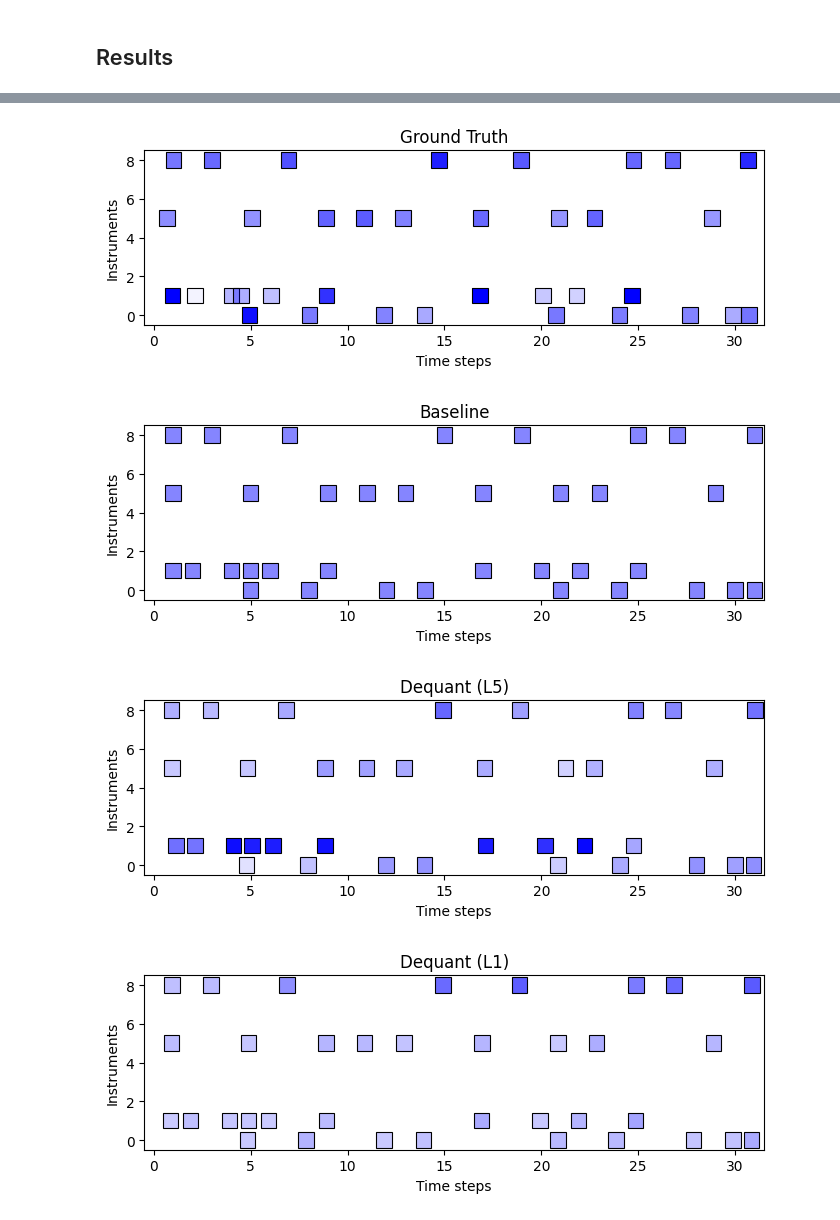
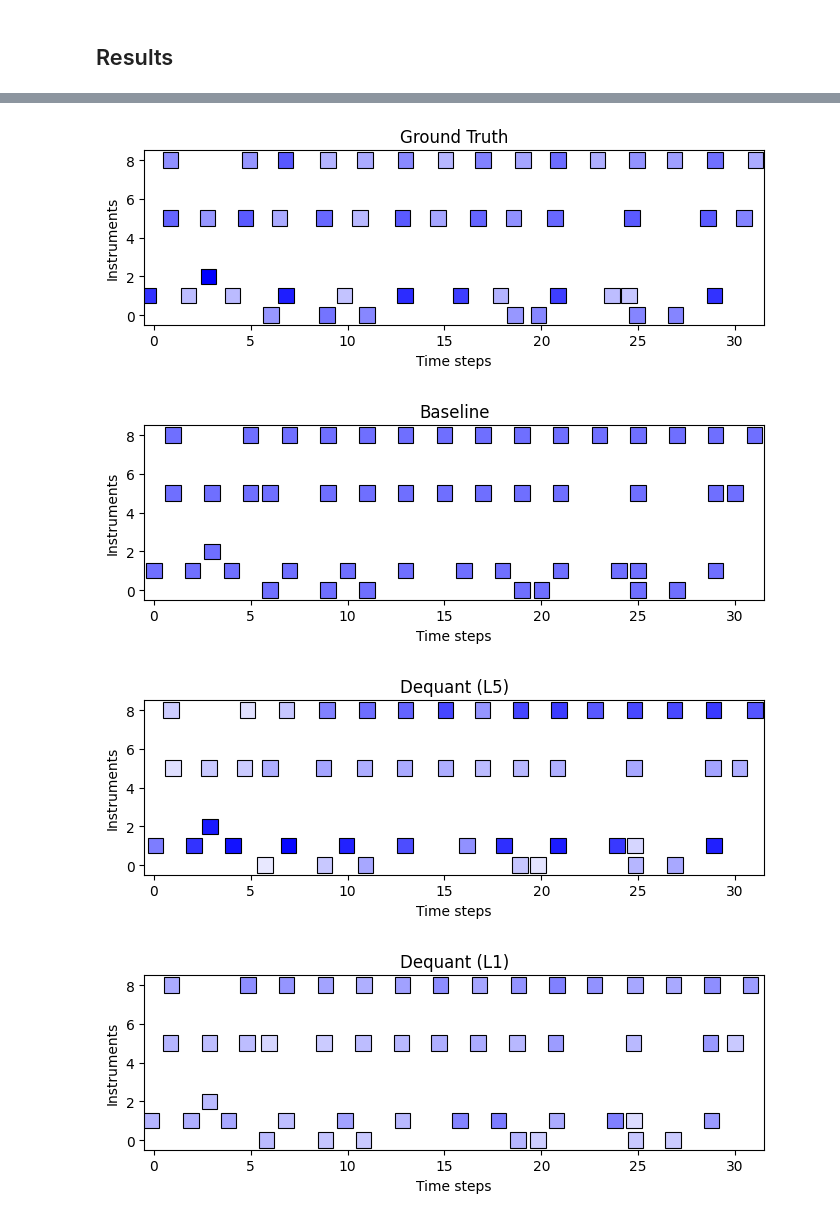
Before and after one commit to amonbenson/dequant, a Jupyter notebook: notebooks/compute_quantitative_metrics.ipynb, the cells around one changed output, grey strips where cells are left out. Cells and saved outputs as stored; diff of their text form; code cells hidden in the pictures.

```diff
--- a/notebooks/compute_quantitative_metrics.ipynb
+++ b/notebooks/compute_quantitative_metrics.ipynb
@@ -55,7 +55,7 @@ DEVICE = "cuda" if torch.cuda.is_available() else "cpu"
 # Using groovae_4bar would be wrong here: that model freely changes hit positions,
 # so sampling its output at GT hit positions yields zeros, causing KL to explode.
 EVAL_SEQ_LEN = 32
-N_SAMPLES = 200  # number of test sequences (one per track for diversity)
+N_SAMPLES = 3655  # number of test sequences (one per track for diversity)
 TEMPO_BPM = 120
 STEPS_PER_BEAT = CONFIG.model.drums.steps_per_beat  # = 4; used in KL grouping and MAE unit convers
 
@@ -529,35 +471,35 @@ def plot_hov(hov: np.ndarray, title="HOV Tensor"):
 
                 # outline
                 rect_outline = plt.Rectangle(
                     (x, y),
                     rect_width,
                     rect_height,
                     facecolor='none',
                     edgecolor='black',
                     linewidth=0.8
                 )
                 ax.add_patch(rect_outline)
 
     ax.set_xlim(-0.5, T-0.5)
     ax.set_ylim(-0.5, I-0.5)
     ax.set_xlabel("Time steps")
     ax.set_ylabel("Instruments")
     ax.yaxis.set_inverted(True)
     ax.set_title(title)
     ax.set_aspect('equal')
     plt.gca().invert_yaxis()  # optional: top instrument at top
     plt.show()
 
-index = 100
+index = 13
 plot_hov(gt_hov[index], "Ground Truth")
 plot_hov(np.concatenate([gt_hov[index, ..., :1], pred_baseline[index]], axis=-1), "Baseline")
 plot_hov(np.concatenate([gt_hov[index, ..., :1], pred_dequant[index]],  axis=-1), "Dequant (L5)")
 if pred_dequant_l1 is not None:
     plot_hov(np.concatenate([gt_hov[index, ..., :1], pred_dequant_l1[index]], axis=-1), "Dequant (L1)")
 # GrooVAE: use its own full HOV so hits appear at GrooVAE's actual positions
 plot_hov(pred_groovae_hov[index], "GrooVAE")
 # %% [output]
-[figure, old version]
+[figure, new version]
-[figure, old version]
+[figure, new version]
-[figure, old version]
+[figure, new version]
-[figure, old version]
+[figure, new version]
```
Also changed, not shown: parts of 9 cells of this notebook.
